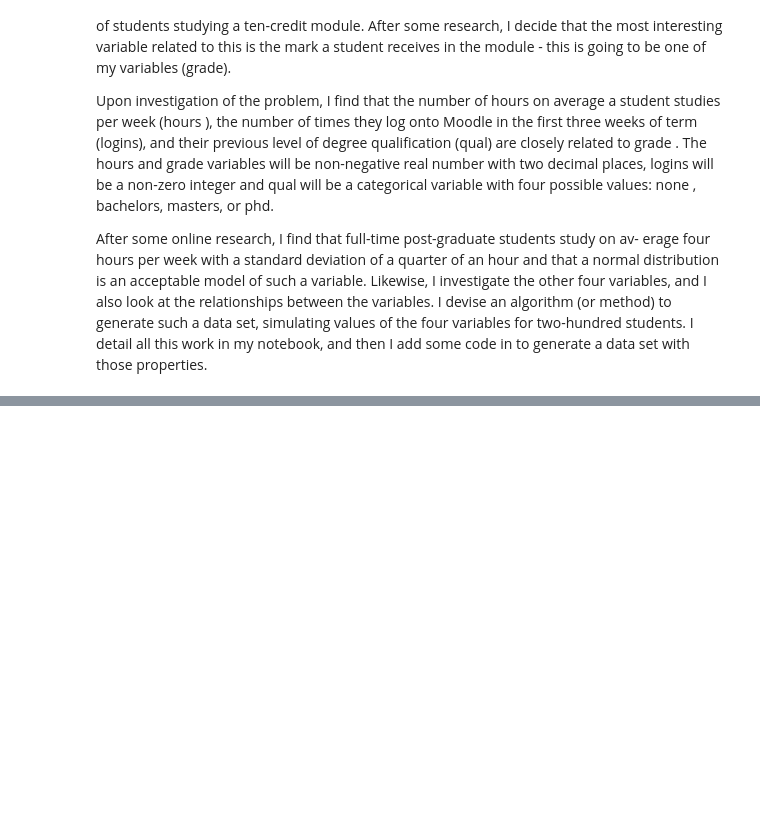
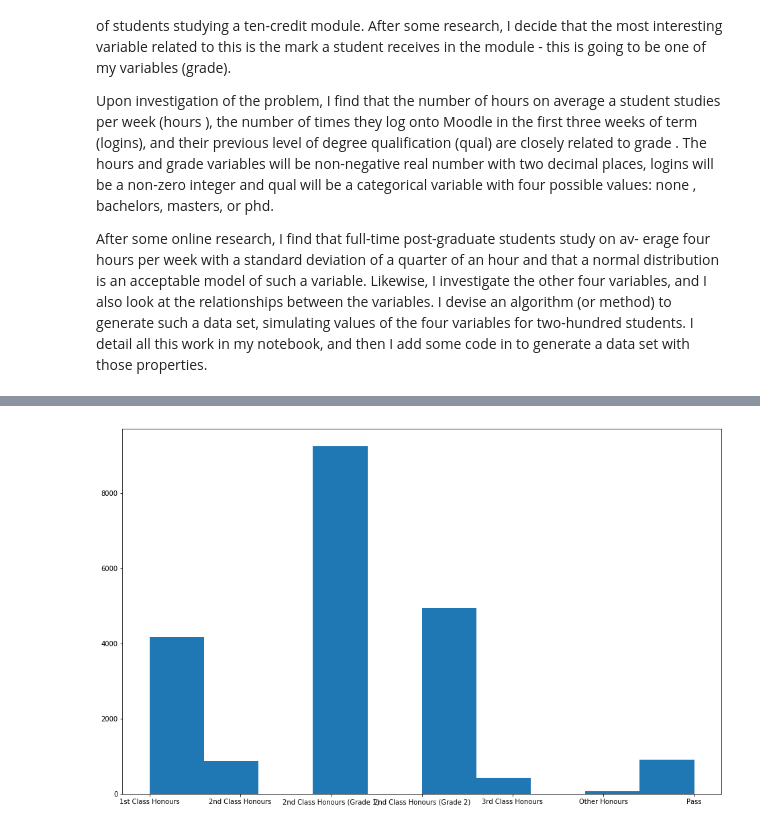
Before and after one commit to davesheils/ProgDA_Project, a Jupyter notebook: Programming for Data Analytics - Nov - Dec 2018 - Project.ipynb, the cells around one changed output, grey strips where cells are left out. Cells and saved outputs as stored; diff of their text form; code cells hidden in the pictures; blank space fills up the shorter version.

```diff
--- a/Programming for Data Analytics - Nov - Dec 2018 - Project.ipynb
+++ b/Programming for Data Analytics - Nov - Dec 2018 - Project.ipynb
@@ -96,0 +109,7 @@ array([6, 7, 5, 3, 2, 4, 1])
+# %%
+# Import as data_frame df, the dataset in the Graduates worksheet of the 'Graduates 2017 - Excel' excel workbook.
+# As per default setting of the read_excel method, the first line will be
+
+
+df = pd.read_excel('Graduates2017 - Excel.xlsx', 'Graduates')
+df.head()
@@ -96,0 +123,6 @@ array([6, 7, 5, 3, 2, 4, 1])
+# %%
+plt.figure(figsize=(16, 10))
+plt.hist(df['Grade Desc'])
+plt.show()
+# %% [output]
+[figure, added]
```
Also changed, not shown: parts of 14 cells of this notebook, 2 other files.
